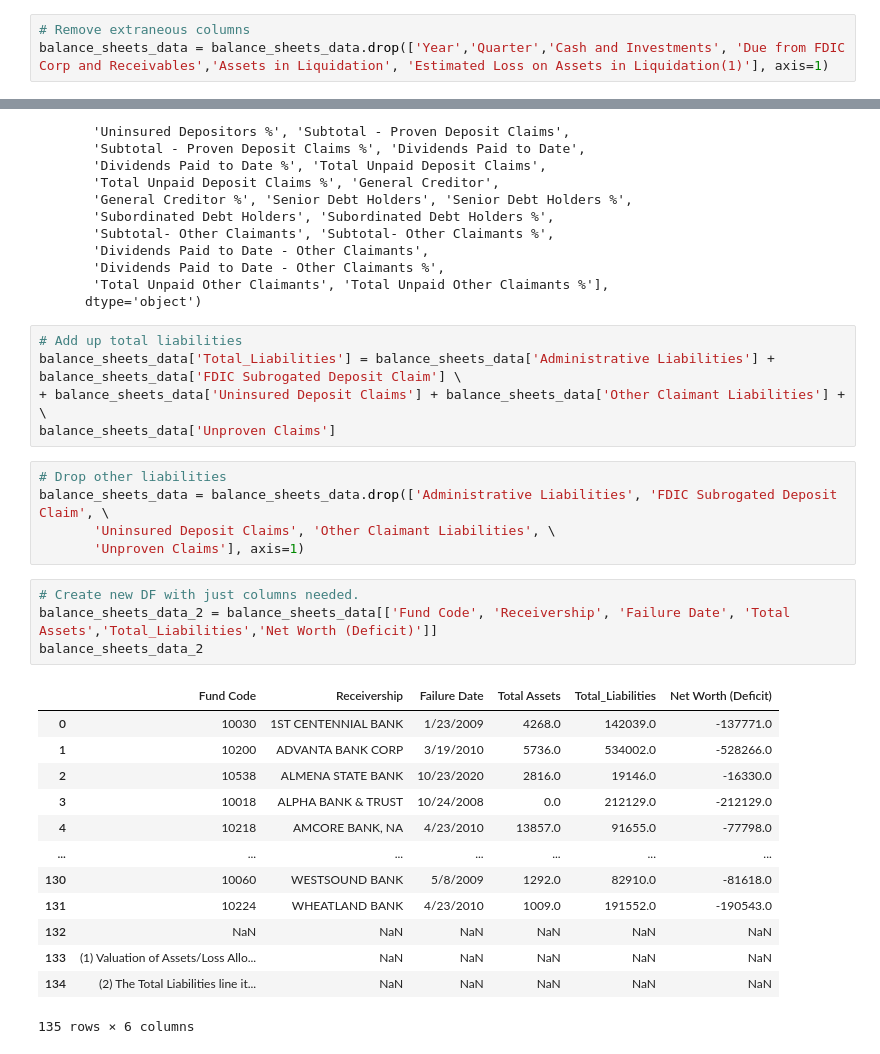
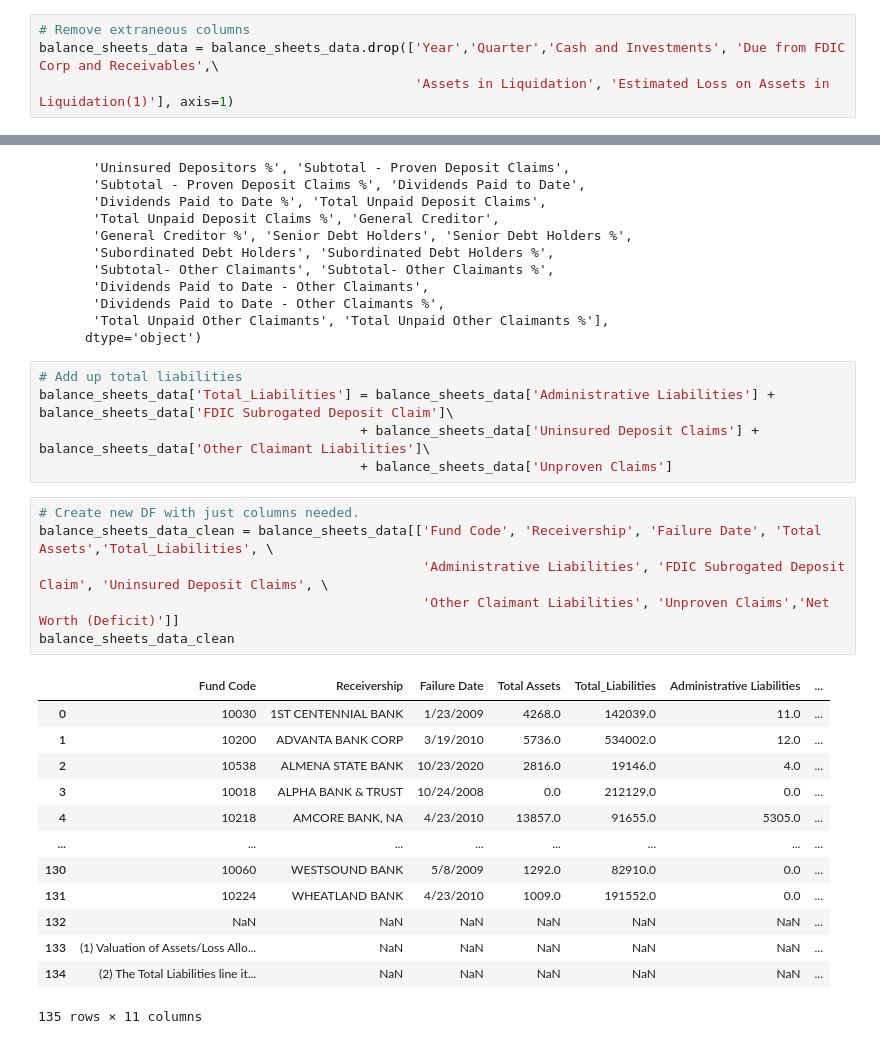
Before and after one commit to geyo/FDIC-Failed-Banks-Analysis, a Jupyter notebook: Data_Cleaning.ipynb, the cells around one changed output, grey strips where cells are left out. Saved outputs shown, nothing was run; the diff lists cells and outputs as text.

```diff
--- a/Data_Cleaning.ipynb
+++ b/Data_Cleaning.ipynb
@@ -40,7 +40,8 @@ balance_sheets_data.head()
 5 rows × 40 columns
 # %%
 # Remove extraneous columns
-balance_sheets_data = balance_sheets_data.drop(['Year','Quarter','Cash and Investments', 'Due from FDIC Corp and Receivables','Assets in Liquidation', 'Estimated Loss on Assets in Liquidation(1)'], axis=1)
+balance_sheets_data = balance_sheets_data.drop(['Year','Quarter','Cash and Investments', 'Due from FDIC Corp and Receivables',\
+                                                'Assets in Liquidation', 'Estimated Loss on Assets in Liquidation(1)'], axis=1)
 # %%
 balance_sheets_data.columns
 # %% [output]
@@ -63,30 +64,27 @@ Index(['Fund Code', 'Receivership', 'Failure Date', 'Total Assets',
       dtype='object')
 # %%
 # Add up total liabilities
-balance_sheets_data['Total_Liabilities'] = balance_sheets_data['Administrative Liabilities'] + balance_sheets_data['FDIC Subrogated Deposit Claim'] \
-+ balance_sheets_data['Uninsured Deposit Claims'] + balance_sheets_data['Other Claimant Liabilities'] + \
-balance_sheets_data['Unproven Claims']
+balance_sheets_data['Total_Liabilities'] = balance_sheets_data['Administrative Liabilities'] + balance_sheets_data['FDIC Subrogated Deposit Claim']\
+                                         + balance_sheets_data['Uninsured Deposit Claims'] + balance_sheets_data['Other Claimant Liabilities']\
+                                         + balance_sheets_data['Unproven Claims']
-# %%
-# Drop other liabilities
-balance_sheets_data = balance_sheets_data.drop(['Administrative Liabilities', 'FDIC Subrogated Deposit Claim', \
-       'Uninsured Deposit Claims', 'Other Claimant Liabilities', \
-       'Unproven Claims'], axis=1)
 # %%
 # Create new DF with just columns needed.
-balance_sheets_data_2 = balance_sheets_data[['Fund Code', 'Receivership', 'Failure Date', 'Total Assets','Total_Liabilities','Net Worth (Deficit)']]
-balance_sheets_data_2
+balance_sheets_data_clean = balance_sheets_data[['Fund Code', 'Receivership', 'Failure Date', 'Total Assets','Total_Liabilities', \
+                                                 'Administrative Liabilities', 'FDIC Subrogated Deposit Claim', 'Uninsured Deposit Claims', \
+                                                 'Other Claimant Liabilities', 'Unproven Claims','Net Worth (Deficit)']]
+balance_sheets_data_clean
 # %% [output]
-|  | Fund Code | Receivership | Failure Date | Total Assets | Total_Liabilities | Net Worth (Deficit) |
-| 0 | 10030 | 1ST CENTENNIAL BANK | 1/23/2009 | 4268.0 | 142039.0 | -137771.0 |
-| 1 | 10200 | ADVANTA BANK CORP | 3/19/2010 | 5736.0 | 534002.0 | -528266.0 |
-| 2 | 10538 | ALMENA STATE BANK | 10/23/2020 | 2816.0 | 19146.0 | -16330.0 |
-| 3 | 10018 | ALPHA BANK & TRUST | 10/24/2008 | 0.0 | 212129.0 | -212129.0 |
-| 4 | 10218 | AMCORE BANK, NA | 4/23/2010 | 13857.0 | 91655.0 | -77798.0 |
-| ... | ... | ... | ... | ... | ... | ... |
-| 130 | 10060 | WESTSOUND BANK | 5/8/2009 | 1292.0 | 82910.0 | -81618.0 |
-| 131 | 10224 | WHEATLAND BANK | 4/23/2010 | 1009.0 | 191552.0 | -190543.0 |
-| 132 | NaN | NaN | NaN | NaN | NaN | NaN |
-| 133 | (1) Valuation of Assets/Loss Allo... | NaN | NaN | NaN | NaN | NaN |
-| 134 | (2) The Total Liabilities line it... | NaN | NaN | NaN | NaN | NaN |
+|  | Fund Code | Receivership | Failure Date | Total Assets | Total_Liabilities | Administrative Liabilities | ... |
+| 0 | 10030 | 1ST CENTENNIAL BANK | 1/23/2009 | 4268.0 | 142039.0 | 11.0 | ... |
+| 1 | 10200 | ADVANTA BANK CORP | 3/19/2010 | 5736.0 | 534002.0 | 12.0 | ... |
+| 2 | 10538 | ALMENA STATE BANK | 10/23/2020 | 2816.0 | 19146.0 | 4.0 | ... |
+| 3 | 10018 | ALPHA BANK & TRUST | 10/24/2008 | 0.0 | 212129.0 | 0.0 | ... |
+| 4 | 10218 | AMCORE BANK, NA | 4/23/2010 | 13857.0 | 91655.0 | 5305.0 | ... |
+| ... | ... | ... | ... | ... | ... | ... | ... |
+| 130 | 10060 | WESTSOUND BANK | 5/8/2009 | 1292.0 | 82910.0 | 0.0 | ... |
+| 131 | 10224 | WHEATLAND BANK | 4/23/2010 | 1009.0 | 191552.0 | 0.0 | ... |
+| 132 | NaN | NaN | NaN | NaN | NaN | NaN | ... |
+| 133 | (1) Valuation of Assets/Loss Allo... | NaN | NaN | NaN | NaN | NaN | ... |
+| 134 | (2) The Total Liabilities line it... | NaN | NaN | NaN | NaN | NaN | ... |
-135 rows × 6 columns
+135 rows × 11 columns
 # %%
```
Also changed, not shown: parts of 2 cells of this notebook, 1 other file.
